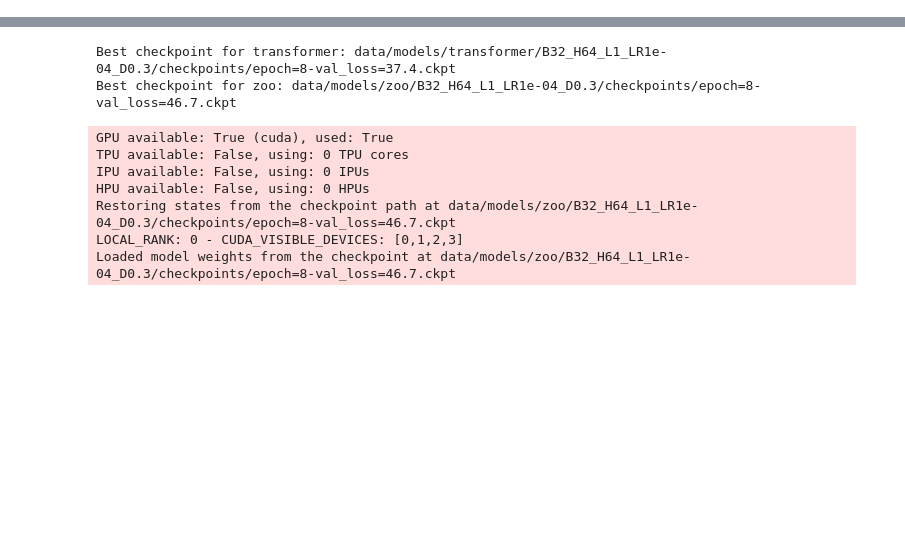
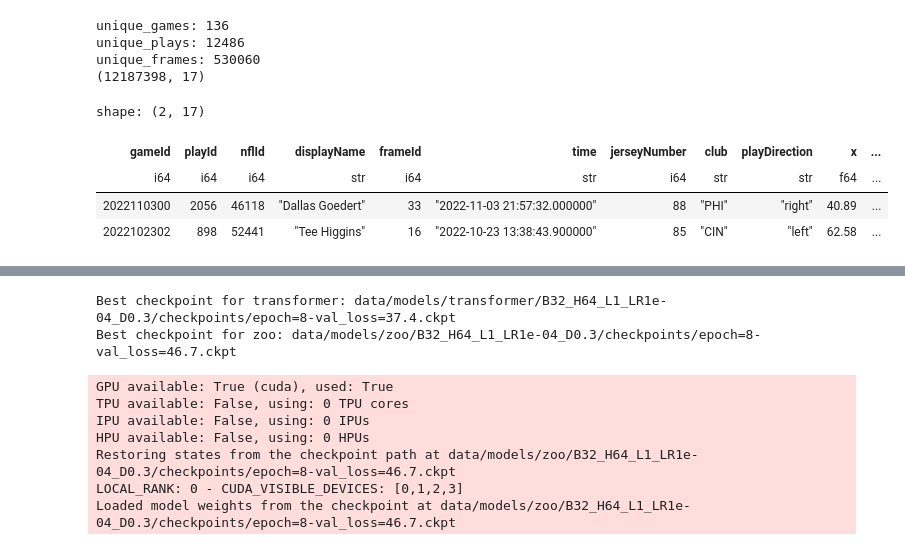
Before and after one commit to SumerSports/SportsTrackingTransformer, a Jupyter notebook: src/sandbox.ipynb, the cells around one changed output, grey strips where cells are left out. Saved outputs shown, nothing was run; the diff lists cells and outputs as text; code cells hidden in the pictures; blank space fills up the shorter version.

```diff
--- a/src/sandbox.ipynb
+++ b/src/sandbox.ipynb
@@ -5,0 +44,19 @@ os.chdir("../")
+# %%
+og_df = pl.read_csv("data/bdb_2024/tracking_week_*.csv",  null_values=["NA", "nan", "N/A", "NaN", ""])
+
+print("unique_games:", og_df.select(['gameId']).n_unique())
+print("unique_plays:", og_df.select(['gameId', 'playId']).n_unique())
+print("unique_frames:", og_df.select(['gameId', 'playId', 'frameId']).n_unique())
+
+print(og_df.shape)
+og_df.sample(2)
+# %% [output]
+unique_games: 136
+unique_plays: 12486
+unique_frames: 530060
+(12187398, 17)
+shape: (2, 17)
+| gameId | playId | nflId | displayName | frameId | time | jerseyNumber | club | playDirection | x | ... |
+| i64 | i64 | i64 | str | i64 | str | i64 | str | str | f64 | ... |
+| 2022110300 | 2056 | 46118 | "Dallas Goedert" | 33 | "2022-11-03 21:57:32.000000" | 88 | "PHI" | "right" | 40.89 | ... |
+| 2022102302 | 898 | 52441 | "Tee Higgins" | 16 | "2022-10-23 13:38:43.900000" | 85 | "CIN" | "left" | 62.58 | ... |
```
Also changed, not shown: parts of 6 cells of this notebook, 17 other files.
